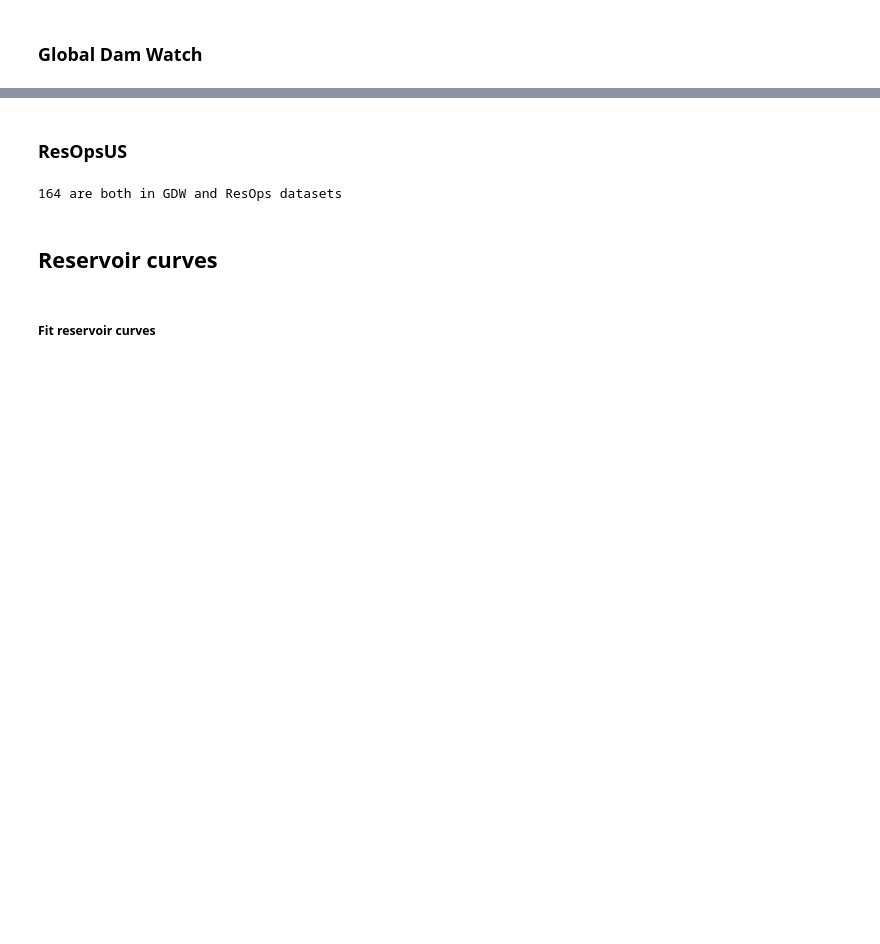
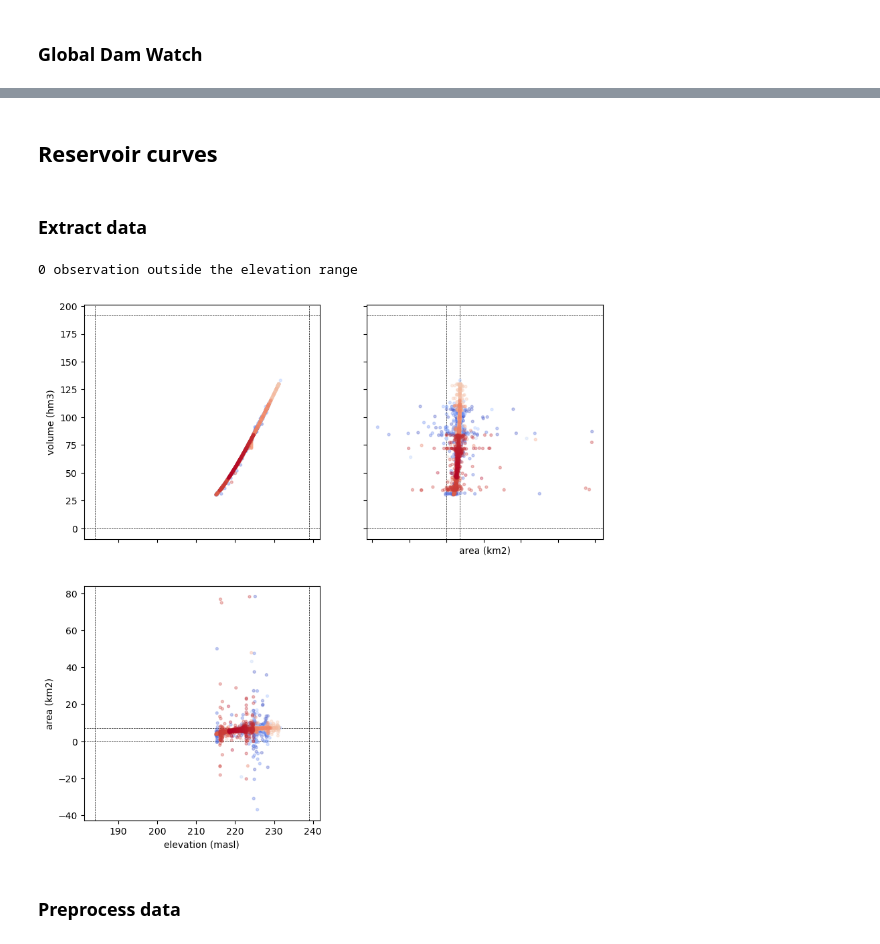
Before and after one commit to casadoj/lisflood-reservoirs, a Jupyter notebook: notebook/GlobalWaterWatch/reservoir_curves.ipynb, the cells around one changed output, grey strips where cells are left out. Cells and saved outputs as stored; diff of their text form; code cells hidden in the pictures; blank space fills up the shorter version.

Commit message:
Notebook that fits reservoir curves for ResOpsUS

```diff
--- a/notebook/GlobalWaterWatch/reservoir_curves.ipynb
+++ b/notebook/GlobalWaterWatch/reservoir_curves.ipynb
@@ -35,51 +88,27 @@ GDW contains 4862 reservoirs in United States
-# %% [markdown]
-### ResOpsUS
-# %%
-path_resops = path_datasets / 'reservoirs' / 'ResOpsUS' / 'v2.2'
-
-# list of selected reservoirs
-res_list = pd.read_csv(path_resops / 'selection' / 'reservoirs.txt', header=None).squeeze().tolist()
-
-# load reservoir attributes
-resops_attrs = read_attributes(
-    path=path_resops / 'attributes',
-    reservoirs=res_list,
-    index_col='GRAND_ID'
-)
-
-# load time series
-resops_ts = read_timeseries(
-    path=path_resops / 'time_series' / 'csv',
-    reservoirs=resops_attrs.index,
-)
-for grand_id, df in resops_ts.items():
-    if 'storage' in df.columns:
-        df.storage *= 1e-6 # convert to hm3
-    df = df[df.columns.intersection(['inflow', 'outflow', 'storage', 'elevation'])]
-    resops_ts[grand_id] = df
-
-# reduce reservoirs to those in both GDW and ResOps datasets
-grand_ids = gdw.index.intersection(resops_ts.keys())
-gdw = gdw.loc[grand_ids]
-resops_ts = {grand_id: resops_ts[grand_id] for grand_id in grand_ids}
-print(f'{len(grand_ids)} are both in GDW and ResOps datasets')
-# %% [output]
-164 are both in GDW and ResOps datasets
 # %% [markdown]
 ## Reservoir curves
 # %% [markdown]
-##### Fit reservoir curves
+### Extract data
 # %%
-grand_id = 355
+grand_id = 169 #41 # 549 # 355
+start = datetime(2002, 1, 1)
 
 # attributes
 dam_hgt_m, elev_masl, cap_mcm, area_skm = gdw.loc[grand_id, ['DAM_HGT_M', 'ELEV_MASL', 'CAP_MCM', 'AREA_SKM']]
+z_min = elev_masl - dam_hgt_m
 
-# observed time series
-obs = resops_ts[grand_id].copy()
+# extract data
+obs = resops_ts[grand_id].loc[start:].copy()
+mask = (obs.elevation < z_min) | (obs.elevation > elev_masl)
+print(f'{mask.sum()} observation outside the elevation range')
 
-# this reservoir has different curves in time
-start = datetime(2011, 6, 1)
-
-z_values = np.linspace(elev_masl - dam_hgt_m, elev_masl + .1, 100)
-a_values = np.linspace(0, area_skm, 100)
+# estimate area curve
+obs['area'] = estimate_area_curve(obs)
+# %% [output]
+0 observation outside the elevation range
+# %%
+fig, axes = plot_reservoir_curves(attrs=gdw.loc[grand_id], obs=obs)
+# %% [output]
+[figure, added]
+# %% [markdown]
+### Preprocess data
```
Also changed, not shown: parts of 15 cells of this notebook.
